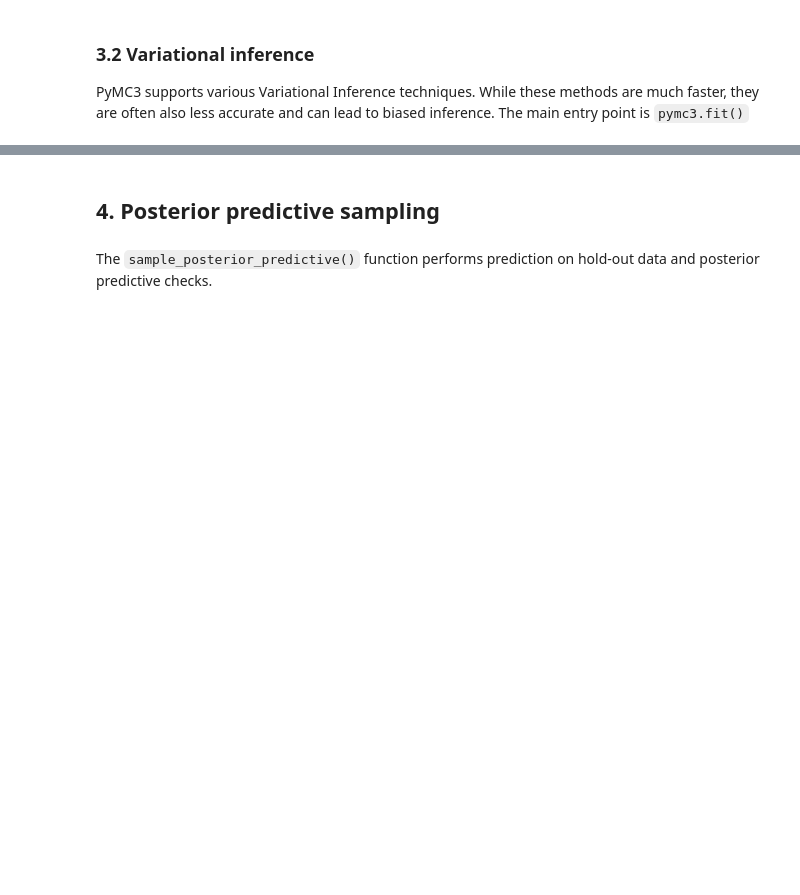
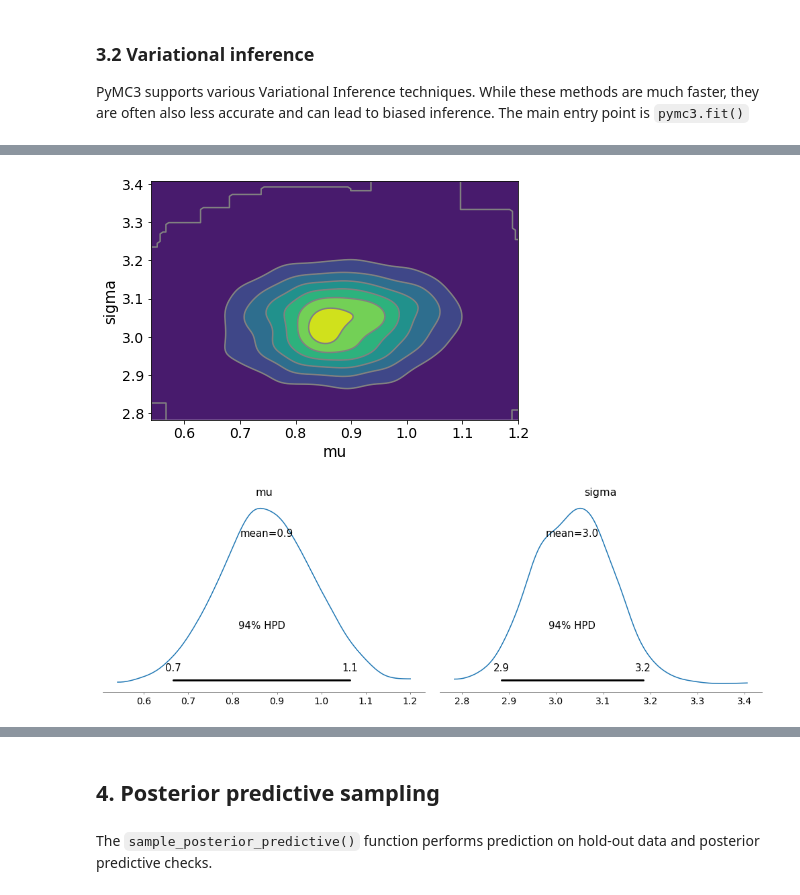
Before and after one commit to lucianopaz/statistical_machine_learning, a Jupyter notebook: notebooks/PPL and PyMC.ipynb, the cells around one changed output, grey strips where cells are left out. Cells and saved outputs as stored; diff of their text form; code cells hidden in the pictures; blank space fills up the shorter version.

```diff
--- a/notebooks/PPL and PyMC.ipynb
+++ b/notebooks/PPL and PyMC.ipynb
@@ -249,0 +456,8 @@ with model:
+# %%
+approx_samples = approx1.sample(2000)
+with model:
+    pm.pairplot(approx_samples, kind='kde')
+    pm.plot_posterior(approx_samples)
+# %% [output]
+[figure, added]
+[figure, added]
```
Also changed, not shown: parts of 50 cells of this notebook, 9 other files.
